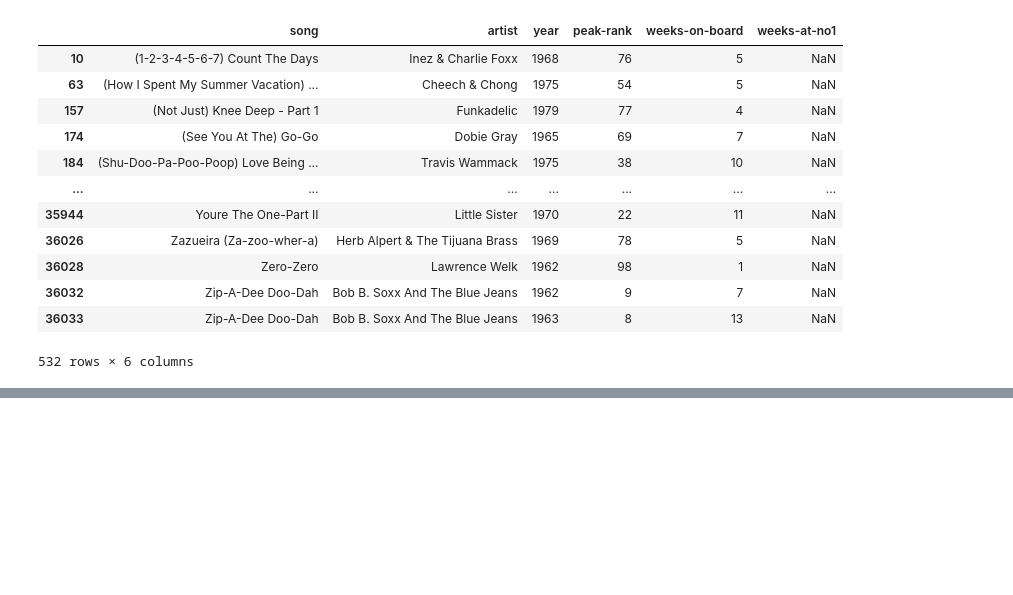
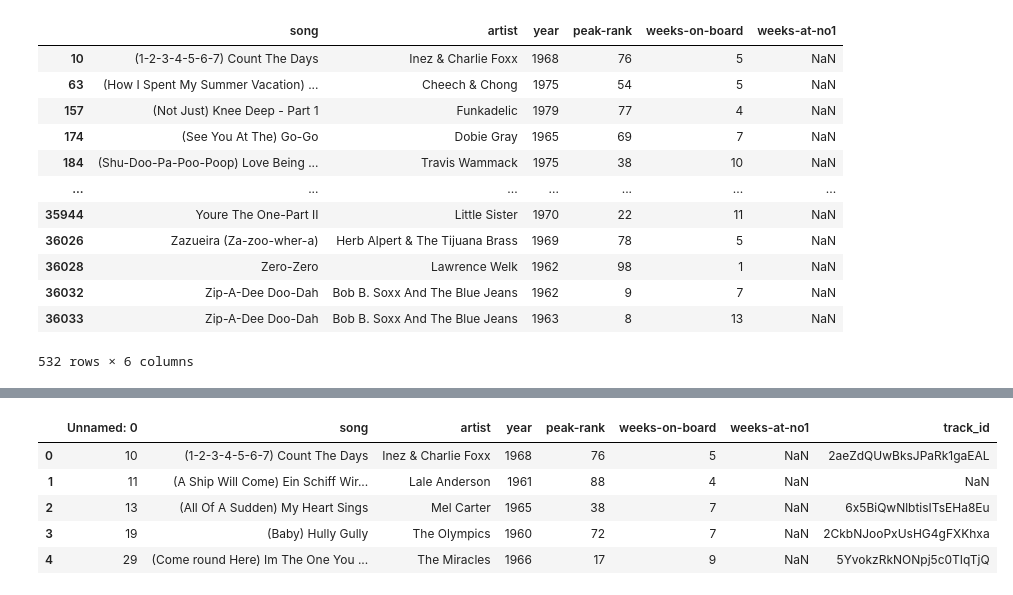
Before and after one commit to gdagger/Billboard-Top-100-Project, a Jupyter notebook: billboard.ipynb, the cells around one changed output, grey strips where cells are left out. Drawn from its saved outputs; the diff is of its cells as text; code cells hidden in the pictures; blank space fills up the shorter version.

```diff
--- a/billboard.ipynb
+++ b/billboard.ipynb
@@ -203,0 +229,9 @@ billboard_2020s.to_csv(f'./Resources/billboard_2020s.csv')
+# %%
+df_1960s.head()
+# %% [output]
+|  | Unnamed: 0 | song | artist | year | peak-rank | weeks-on-board | weeks-at-no1 | track_id |
+| 0 | 10 | (1-2-3-4-5-6-7) Count The Days | Inez & Charlie Foxx | 1968 | 76 | 5 | NaN | 2aeZdQUwBksJPaRk1gaEAL |
+| 1 | 11 | (A Ship Will Come) Ein Schiff Wir... | Lale Anderson | 1961 | 88 | 4 | NaN | NaN |
+| 2 | 13 | (All Of A Sudden) My Heart Sings | Mel Carter | 1965 | 38 | 7 | NaN | 6x5BiQwNlbtisITsEHa8Eu |
+| 3 | 19 | (Baby) Hully Gully | The Olympics | 1960 | 72 | 7 | NaN | 2CkbNJooPxUsHG4gFXKhxa |
+| 4 | 29 | (Come round Here) Im The One You ... | The Miracles | 1966 | 17 | 9 | NaN | 5YvokzRkNONpj5c0TIqTjQ |
```
Also changed, not shown: parts of 8 cells of this notebook.
